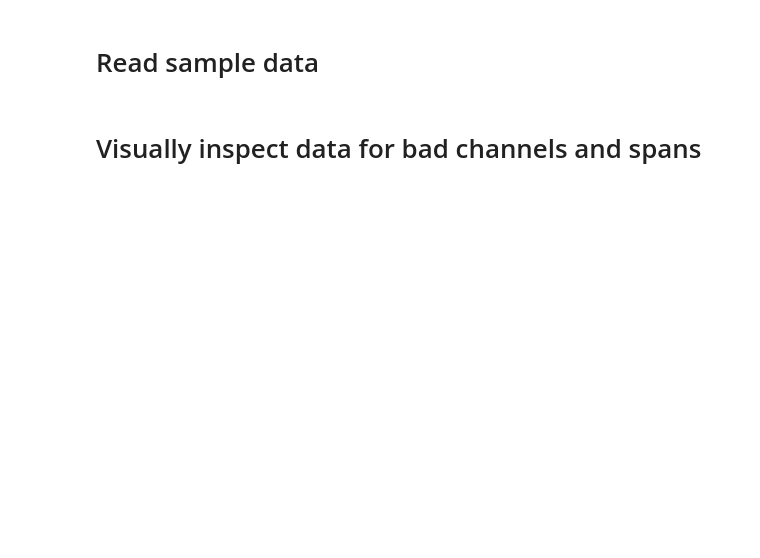
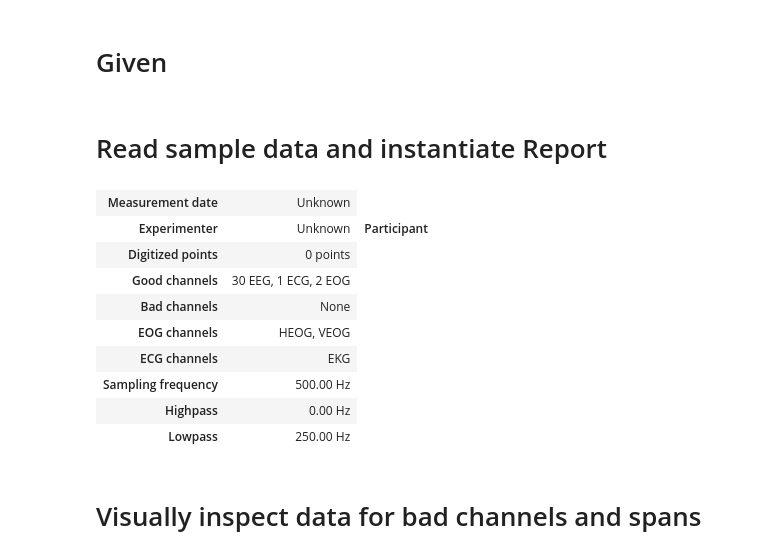
Before and after one commit to pchholak/neuronol, a Jupyter notebook: EEGWashUDataPreprocessing.ipynb, the cells around one changed output. Cells and saved outputs as stored; diff of their text form; code cells hidden in the pictures; blank space fills up the shorter version.

```diff
--- a/EEGWashUDataPreprocessing.ipynb
+++ b/EEGWashUDataPreprocessing.ipynb
@@ -4,3 +4,5 @@ import mne
 import numpy as np
 import os.path as op
 import matplotlib.pyplot as plt
+# %% [markdown]
+# Given
@@ -7,11 +14,22 @@ import matplotlib.pyplot as plt
 # %% [markdown]
-# Read sample data
+# Read sample data and instantiate Report
 # %%
-data_path = op.expanduser('~/data/wash-u/REST18_20_MZ_Best/')
-fname_raw = '7005_4_rest1_ec.cnt'
+report = mne.Report(title='Ocular and cardiac artifact correction')
 fpath_raw = op.join(data_path, fname_raw)
 raw = mne.io.read_raw_cnt(fpath_raw, eog='auto', ecg=['EKG'])
+raw.drop_channels(['M2'])
 raw.info
+# %% [output]
+| Measurement date | Unknown |
+| Experimenter | Unknown | Participant |
+| Digitized points | 0 points |
+| Good channels | 30 EEG, 1 ECG, 2 EOG |
+| Bad channels | None |
+| EOG channels | HEOG, VEOG |
+| ECG channels | EKG |
+| Sampling frequency | 500.00 Hz |
+| Highpass | 0.00 Hz |
+| Lowpass | 250.00 Hz |
 # %% [markdown]
 # Visually inspect data for bad channels and spans
 # %%
```
Also changed, not shown: parts of 10 cells of this notebook, 4 other files.
